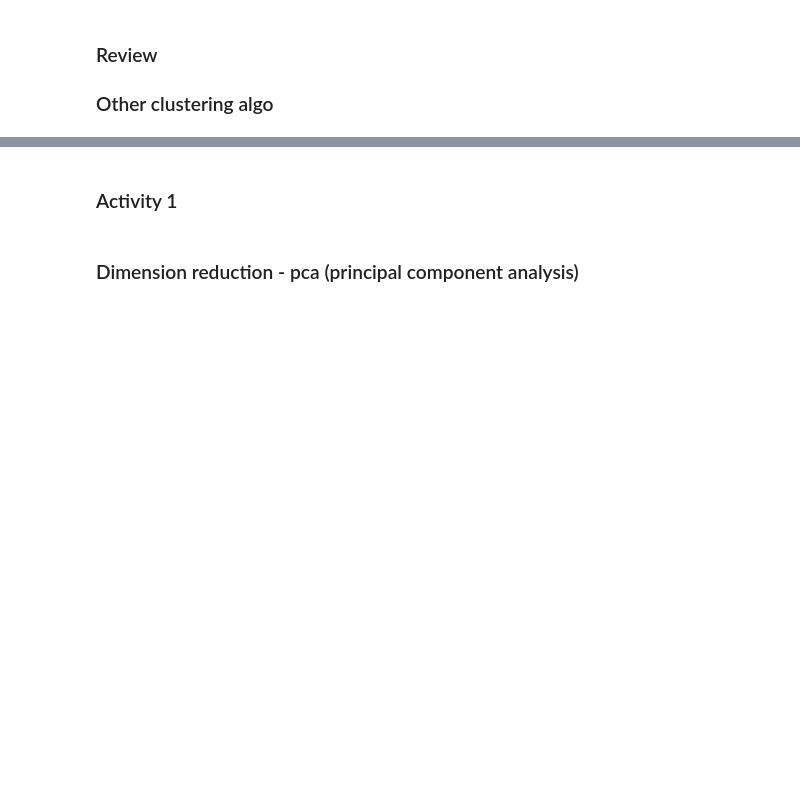
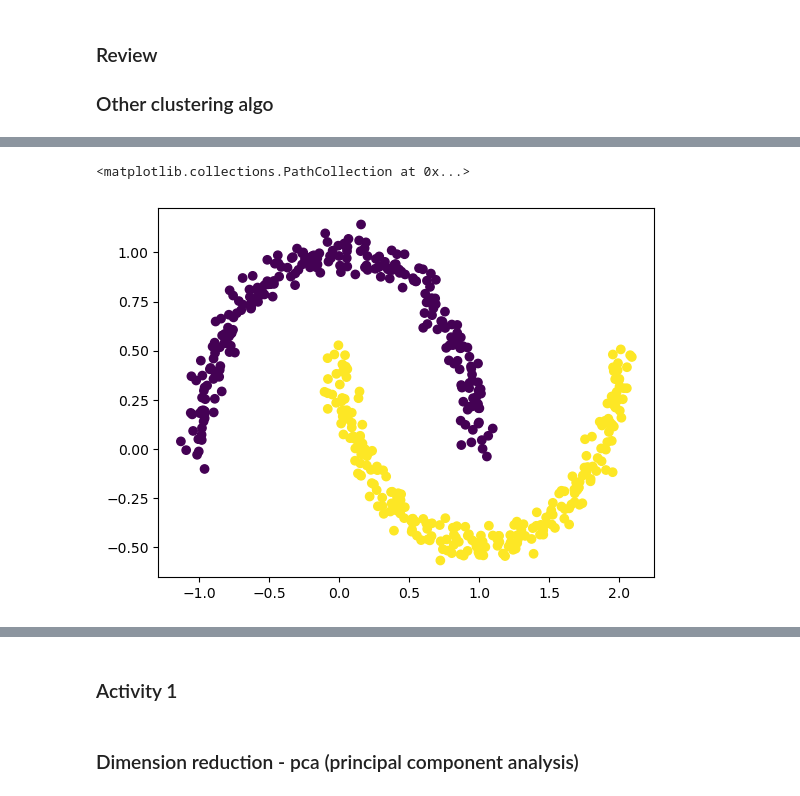
Before and after one commit to softmaxhuanchen/AI-ML, a Jupyter notebook: unsup-learning-part3-live/unsup-part3-live.ipynb, the cells around one changed output, grey strips where cells are left out. Saved outputs shown, nothing was run; the diff lists cells and outputs as text; code cells hidden in the pictures; blank space fills up the shorter version.

```diff
--- a/unsup-learning-part3-live/unsup-part3-live.ipynb
+++ b/unsup-learning-part3-live/unsup-part3-live.ipynb
@@ -13,2 +38,7 @@ X, y = datasets.make_moons(n_samples=500, noise=0.05, random_state=1)
+# %%
+plt.scatter(X[:,0], X[:,1], c = y)
+# %% [output]
+<matplotlib.collections.PathCollection at 0x...>
+[figure, added]
 # %%
 from sklearn.cluster import KMeans, AgglomerativeClustering, Birch
```
Also changed, not shown: parts of 6 cells of this notebook, 1 other file.
